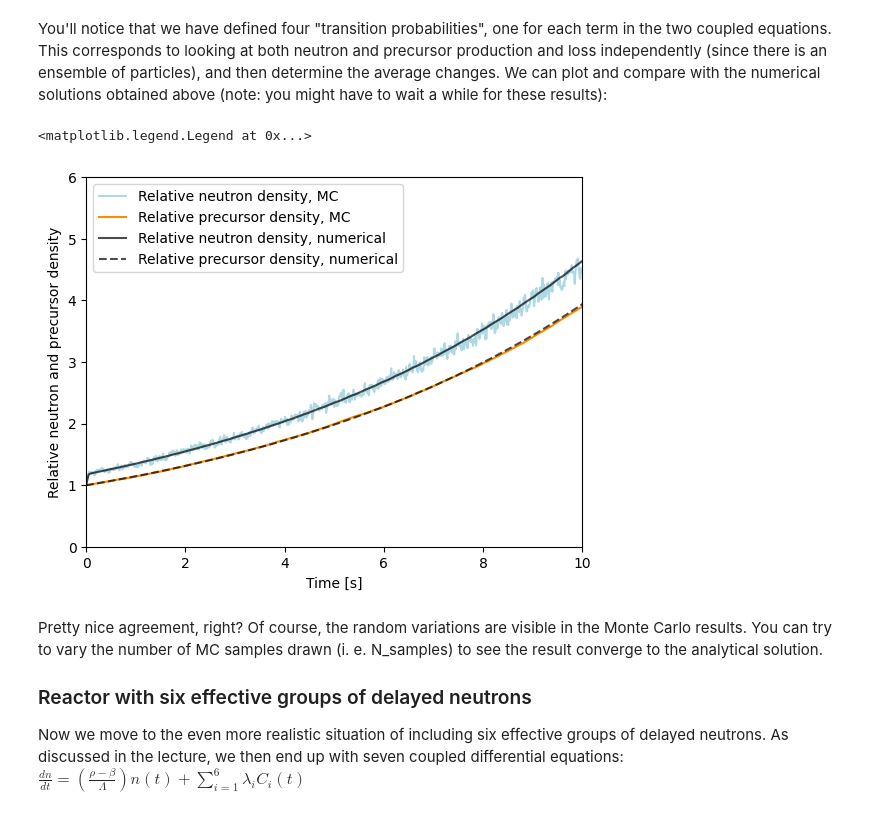
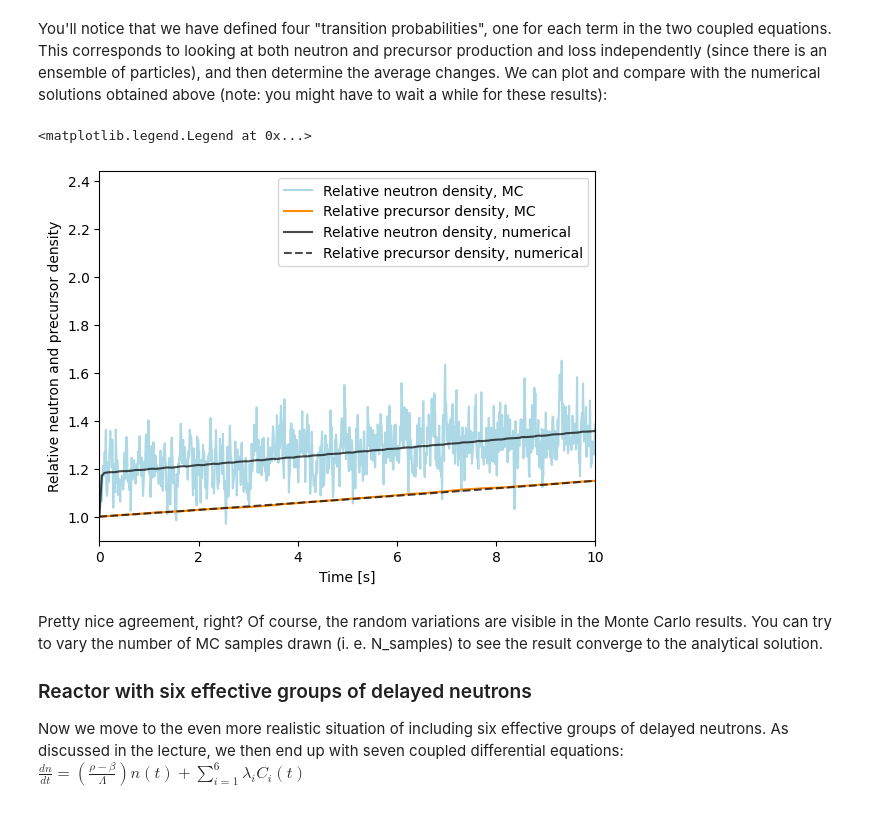
Before and after one commit to jenshoej/ReactorPhysics, a Jupyter notebook: Datalabs/Datalab08/8-Reactor_kinetics.ipynb, the cells around one changed output. Cells and saved outputs as stored; diff of their text form; code cells hidden in the pictures.

```diff
--- a/Datalabs/Datalab08/8-Reactor_kinetics.ipynb
+++ b/Datalabs/Datalab08/8-Reactor_kinetics.ipynb
@@ -215,4 +215,4 @@ lambda_six_gr = np.log(2.)/half_life_six_gr
 ## Here, enter your calculations to get the beta and lambda values for the one-group approximation:
 
 beta_tot = sum(beta_six_gr) #enter your code here. This should be the sum of the betas for the different groups
-lambda_one_gr = np.average(lambda_six_gr)# enter code here. This should be the averages 1-group delayed neutron decay constant
+lambda_one_gr = 1 / (1/beta_tot * np.sum(beta_six_gr/lambda_six_gr))  # enter code here. This should be the averages 1-group delayed neutron decay constant
@@ -332,26 +340,26 @@ You'll notice that we have defined four "transition probabilities", one for each
 # %%
 parameters = [n_0, C_0, rho, beta_tot, Lambda, lambda_one_gr]
 N_samples = 100000
 
 Delta_t = 0.01
 t_MC = np.arange(0, 10, Delta_t)
 
 n, C = MC_sampler_one_gr(t_MC, parameters, N_samples)
 
 plt.plot(t_MC, n/n_0, label='Relative neutron density, MC', color='lightblue')
 plt.plot(t_MC, C/C_0, label='Relative precursor density, MC', color='darkorange')
 
 plt.plot(t_numerical, n_numerical_one_gr/n_0, label='Relative neutron density, numerical', color='black',alpha=0.7)
 plt.plot(t_numerical, C_numerical_one_gr/C_0, label='Relative precursor density, numerical', linestyle='--', color='black',alpha=0.7)
 
 plt.xlabel('Time [s]')
 plt.ylabel('Relative neutron and precursor density')
 plt.xlim(0, 10)
-plt.ylim(0, 6)
+#plt.ylim(0.5, 2)
 plt.legend()
 # %% [output]
 <matplotlib.legend.Legend at 0x...>
-[figure, old version]
+[figure, new version]
 # %% [markdown]
 Pretty nice agreement, right? Of course, the random variations are visible in the Monte Carlo results. You can try to vary the number of MC samples drawn (i. e. N_samples) to see the result converge to the analytical solution.
 
```
Also changed, not shown: parts of 8 cells of this notebook, 1 other file.
